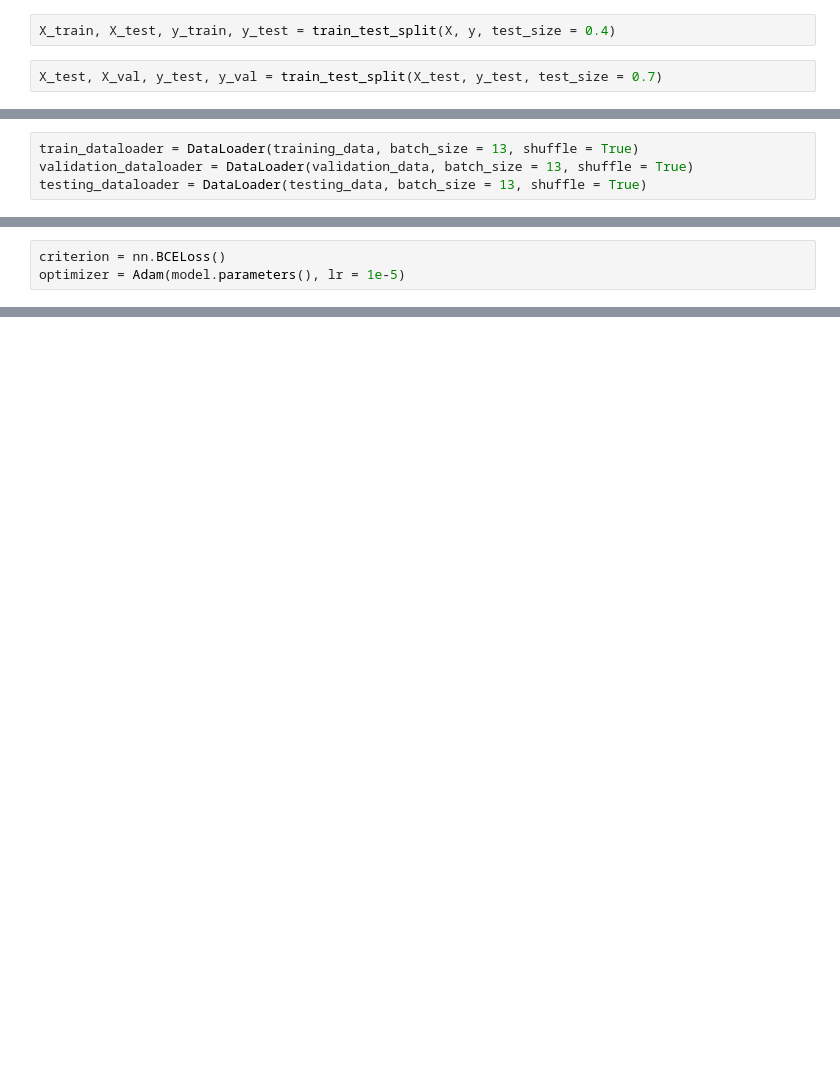
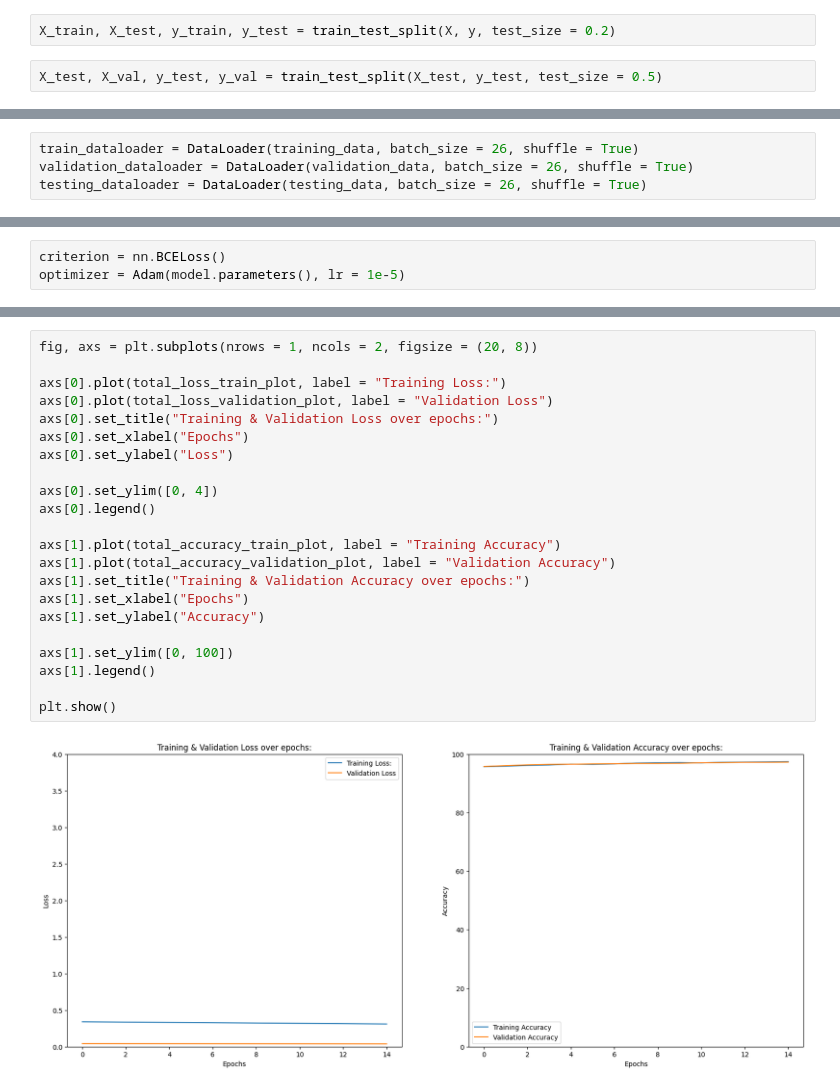
Before and after one commit to TommyNguyen9/MachineLearning, a Jupyter notebook: Deep Learning/Tabular_Data_Classification.ipynb, the cells around one changed output, grey strips where cells are left out. Saved outputs shown, nothing was run; the diff lists cells and outputs as text; blank space fills up the shorter version.

```diff
--- a/Deep Learning/Tabular_Data_Classification.ipynb
+++ b/Deep Learning/Tabular_Data_Classification.ipynb
@@ -94,9 +94,9 @@ y
 # %% [output]
 array([1., 1., 1., ..., 0., 0., 0.])
 # %%
-X_train, X_test, y_train, y_test = train_test_split(X, y, test_size = 0.4)
+X_train, X_test, y_train, y_test = train_test_split(X, y, test_size = 0.2)
 # %%
-X_test, X_val, y_test, y_val = train_test_split(X_test, y_test, test_size = 0.7)
+X_test, X_val, y_test, y_val = train_test_split(X_test, y_test, test_size = 0.5)
 # %%
 print(X_train.shape)
 print(X_test.shape)
@@ -121,9 +121,9 @@ training_data = dataset(X_train, y_train)
 validation_data = dataset(X_val, y_val)
 testing_data = dataset(X_test, y_test)
 # %%
-train_dataloader = DataLoader(training_data, batch_size = 13, shuffle = True)
-validation_dataloader = DataLoader(validation_data, batch_size = 13, shuffle = True)
-testing_dataloader = DataLoader(testing_data, batch_size = 13, shuffle = True)
+train_dataloader = DataLoader(training_data, batch_size = 26, shuffle = True)
+validation_dataloader = DataLoader(validation_data, batch_size = 26, shuffle = True)
+testing_dataloader = DataLoader(testing_data, batch_size = 26, shuffle = True)
 # %%
 for x, y in train_dataloader:
   print(x)
@@ -271,0 +289,24 @@ print(acc)
+# %%
+fig, axs = plt.subplots(nrows = 1, ncols = 2, figsize = (20, 8))
+
+axs[0].plot(total_loss_train_plot, label = "Training Loss:")
+axs[0].plot(total_loss_validation_plot, label = "Validation Loss")
+axs[0].set_title("Training & Validation Loss over epochs:")
+axs[0].set_xlabel("Epochs")
+axs[0].set_ylabel("Loss")
+
+axs[0].set_ylim([0, 4])
+axs[0].legend()
+
+axs[1].plot(total_accuracy_train_plot, label = "Training Accuracy")
+axs[1].plot(total_accuracy_validation_plot, label = "Validation Accuracy")
+axs[1].set_title("Training & Validation Accuracy over epochs:")
+axs[1].set_xlabel("Epochs")
+axs[1].set_ylabel("Accuracy")
+
+axs[1].set_ylim([0, 100])
+axs[1].legend()
+
+plt.show()
+# %% [output]
+[figure, added]
```
Also changed, not shown: parts of 9 cells of this notebook.
